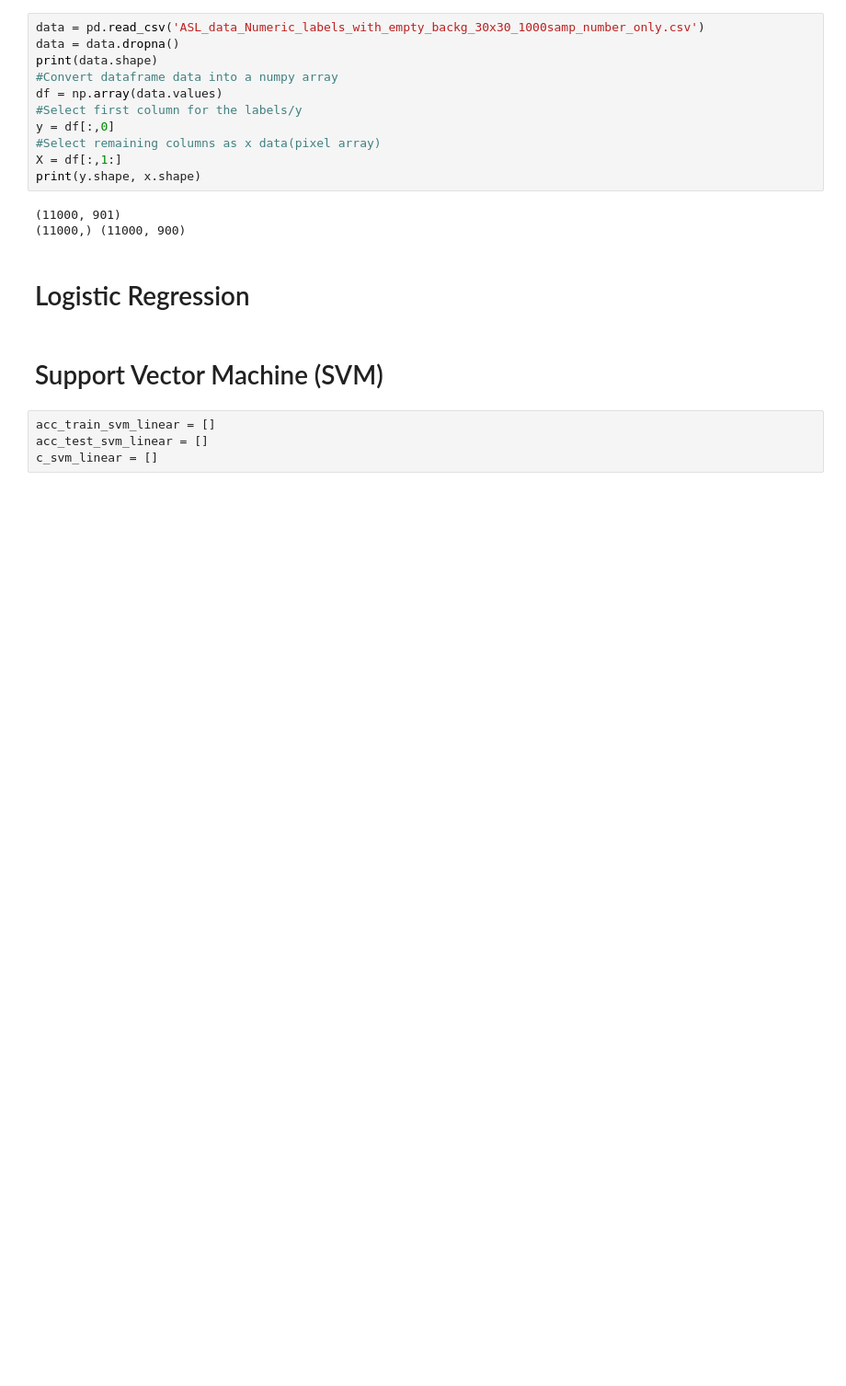
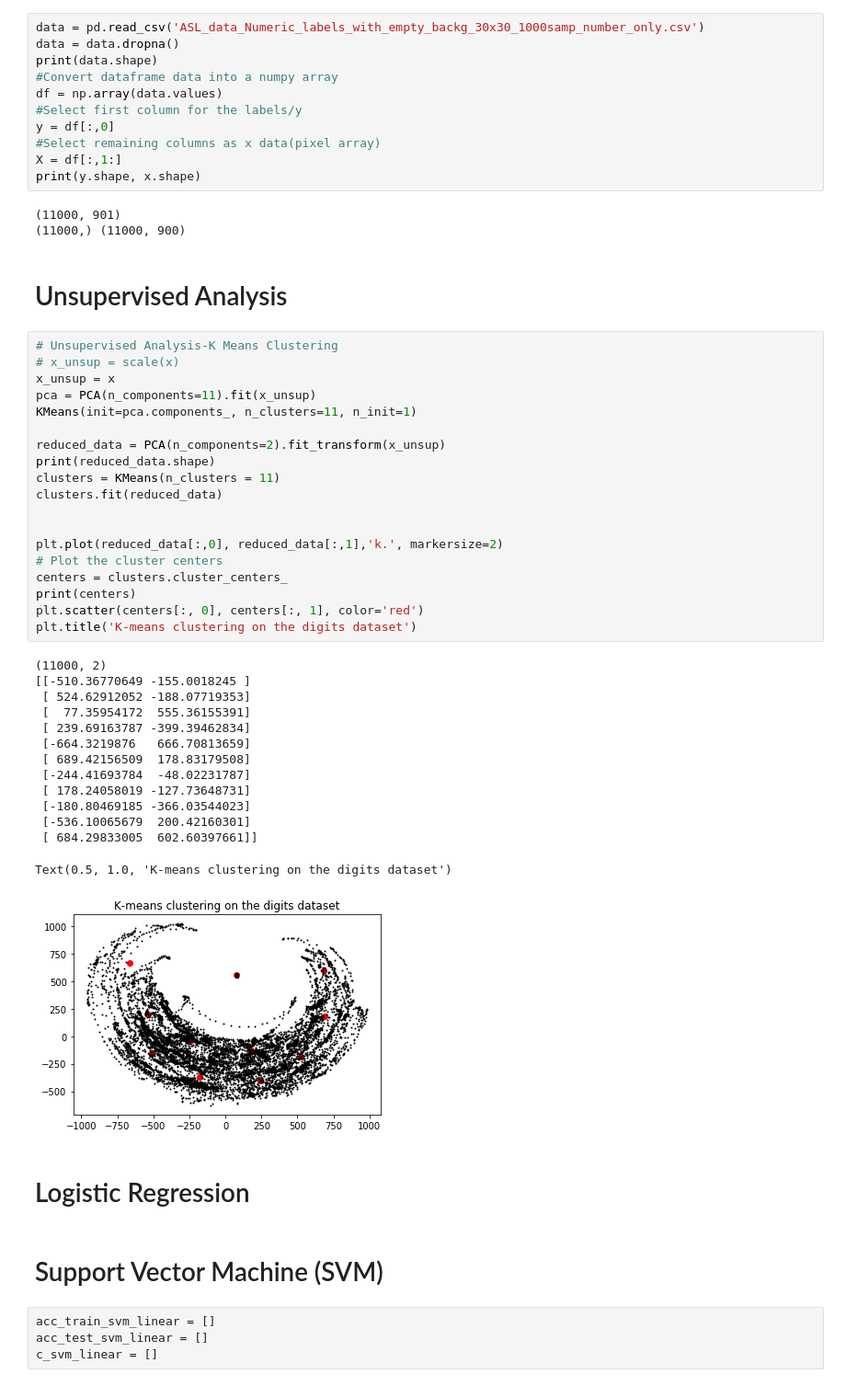
Before and after one commit to hdaniel530/Machine-Learning, a Jupyter notebook: CS-UY 4563-Final Project.ipynb, the cells around one changed output. Shown at 92% size. Drawn from its saved outputs; the diff is of its cells as text; blank space fills up the shorter version.

Commit message:
Added code for K-Means clustering with PCA

```diff
--- a/CS-UY 4563-Final Project.ipynb
+++ b/CS-UY 4563-Final Project.ipynb
@@ -35,6 +41,42 @@ print(y.shape, x.shape)
 # %% [output]
 (11000, 901)
 (11000,) (11000, 900)
+# %% [markdown]
+# Unsupervised Analysis
+# %%
+# Unsupervised Analysis-K Means Clustering
+# x_unsup = scale(x)
+x_unsup = x
+pca = PCA(n_components=11).fit(x_unsup)
+KMeans(init=pca.components_, n_clusters=11, n_init=1)
+
+reduced_data = PCA(n_components=2).fit_transform(x_unsup)
+print(reduced_data.shape)
+clusters = KMeans(n_clusters = 11)
+clusters.fit(reduced_data)
+
+
+plt.plot(reduced_data[:,0], reduced_data[:,1],'k.', markersize=2)
+# Plot the cluster centers
+centers = clusters.cluster_centers_
+print(centers)
+plt.scatter(centers[:, 0], centers[:, 1], color='red')
+plt.title('K-means clustering on the digits dataset')
+# %% [output]
+(11000, 2)
+[[-510.36770649 -155.0018245 ]
+ [ 524.62912052 -188.07719353]
+ [  77.35954172  555.36155391]
+ [ 239.69163787 -399.39462834]
+ [-664.3219876   666.70813659]
+ [ 689.42156509  178.83179508]
+ [-244.41693784  -48.02231787]
+ [ 178.24058019 -127.73648731]
+ [-180.80469185 -366.03544023]
+ [-536.10065679  200.42160301]
+ [ 684.29833005  602.60397661]]
+Text(0.5, 1.0, 'K-means clustering on the digits dataset')
+[figure, added]
 # %% [markdown]
 # Logistic Regression
 # %% [markdown]
```
Also changed, not shown: parts of 1 cell of this notebook.
